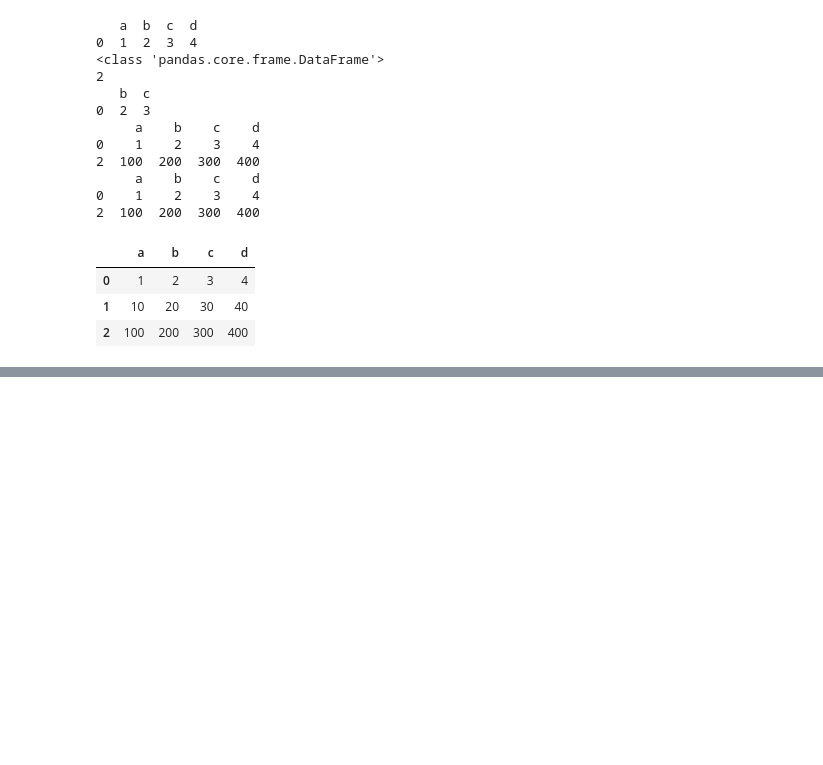
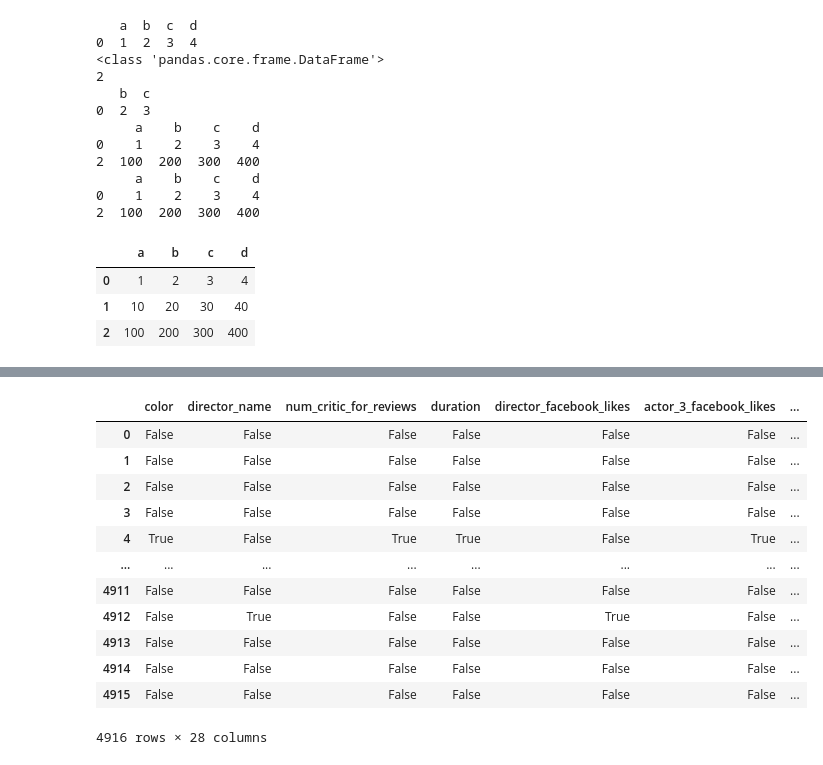
Before and after one commit to Ashutoshgt1/Python, a Jupyter notebook: pandas1.ipynb, the cells around one changed output, grey strips where cells are left out. Drawn from its saved outputs; the diff is of its cells as text; code cells hidden in the pictures; blank space fills up the shorter version.

```diff
--- a/pandas1.ipynb
+++ b/pandas1.ipynb
@@ -202,0 +451,16 @@ df
+# %%
+movie.isna()
+# %% [output]
+|  | color | director_name | num_critic_for_reviews | duration | director_facebook_likes | actor_3_facebook_likes | ... |
+| 0 | False | False | False | False | False | False | ... |
+| 1 | False | False | False | False | False | False | ... |
+| 2 | False | False | False | False | False | False | ... |
+| 3 | False | False | False | False | False | False | ... |
+| 4 | True | False | True | True | False | True | ... |
+| ... | ... | ... | ... | ... | ... | ... | ... |
+| 4911 | False | False | False | False | False | False | ... |
+| 4912 | False | True | False | False | True | False | ... |
+| 4913 | False | False | False | False | False | False | ... |
+| 4914 | False | False | False | False | False | False | ... |
+| 4915 | False | False | False | False | False | False | ... |
+4916 rows × 28 columns
```
Also changed, not shown: parts of 46 cells of this notebook.
